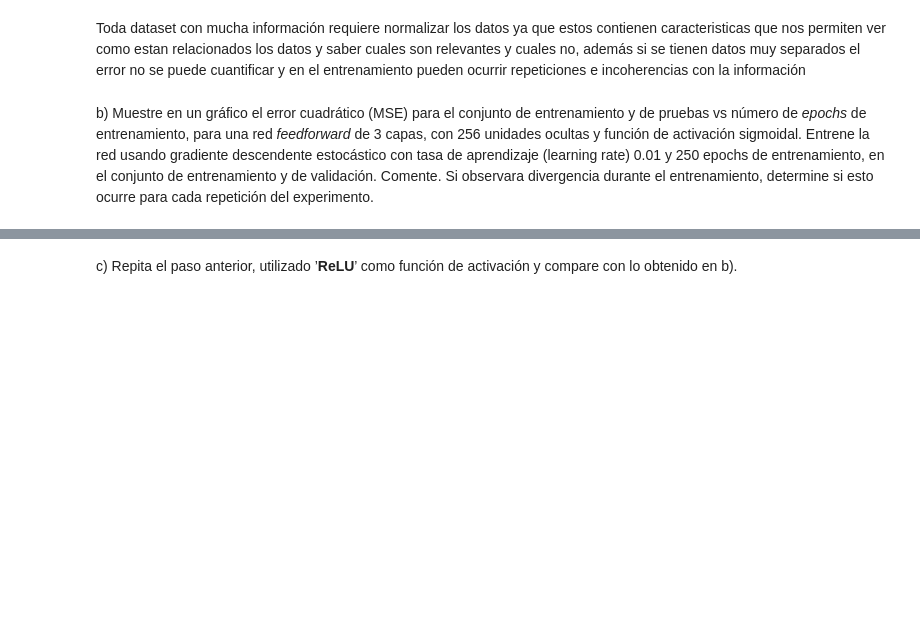
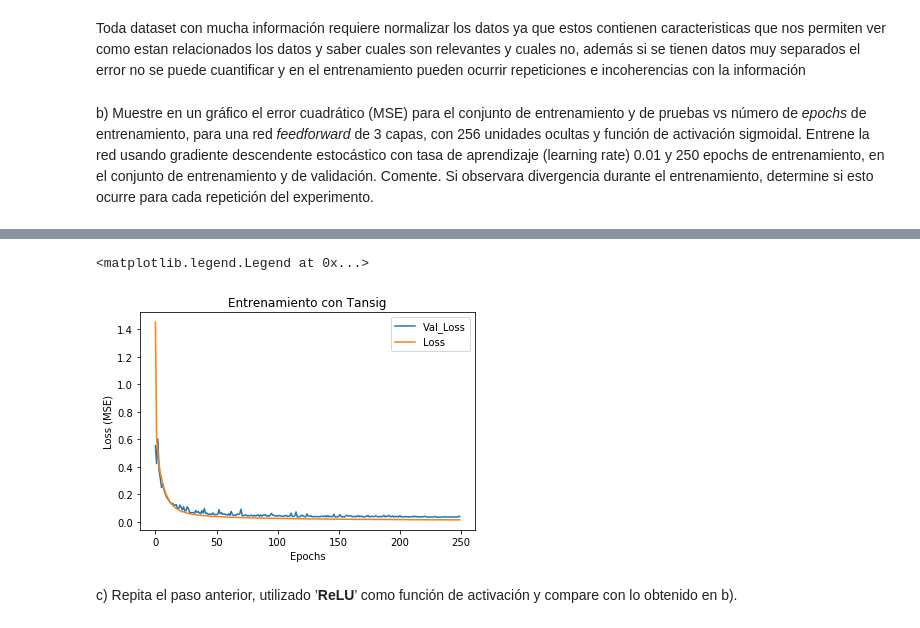
Before and after one commit to jeedorsa/Neural-Networks-INF-477, a Jupyter notebook: Tarea 1/Punto 1/Punto1.ipynb, the cells around one changed output, grey strips where cells are left out. Cells and saved outputs as stored; diff of their text form; code cells hidden in the pictures; blank space fills up the shorter version.

```diff
--- a/Tarea 1/Punto 1/Punto1.ipynb
+++ b/Tarea 1/Punto 1/Punto1.ipynb
@@ -5,8 +21,7 @@ a) Construya un *dataframe* con los datos a analizar y descríbalo brevemete. Ad
 # %%
-import pandas as pd
-import os
+
 #datos= pd.read_csv("C:/Users/jesus/Desktop/REDES NEURONALES/roboBohr.csv")
-datos= pd.read_csv("C:/roboBohr.csv")
+datos= pd.read_csv("C:/Users/Jesus/Documents/GitHub/roboBohr.csv")
 datos.shape
 datos.info()
 datos.describe()
@@ -84,2 +105,12 @@ ImportError: Traceback (most recent call last):
+# %%
+
+fig, im = plt.subplots()
+im.plot(history.history['val_loss'])
+im.plot(history.history['loss'])
+im.set(xlabel='Epochs', ylabel='Loss (MSE)',title='Entrenamiento con Tansig')
+im.legend(('Val_Loss', 'Loss' ))
+# %% [output]
+<matplotlib.legend.Legend at 0x...>
+[figure, added]
 # %% [markdown]
 c) Repita el paso anterior, utilizado ’**ReLU**’ como función de activación y compare con lo obtenido en b).
```
Also changed, not shown: parts of 57 cells of this notebook, 2 other files.
